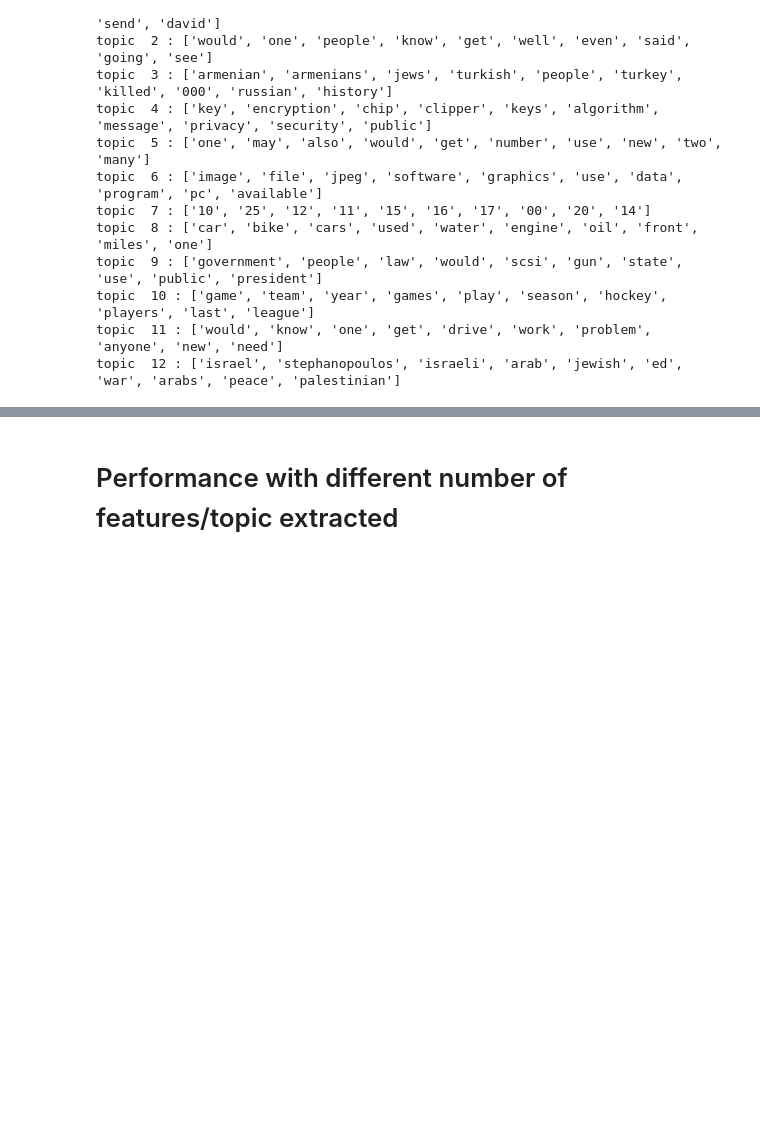
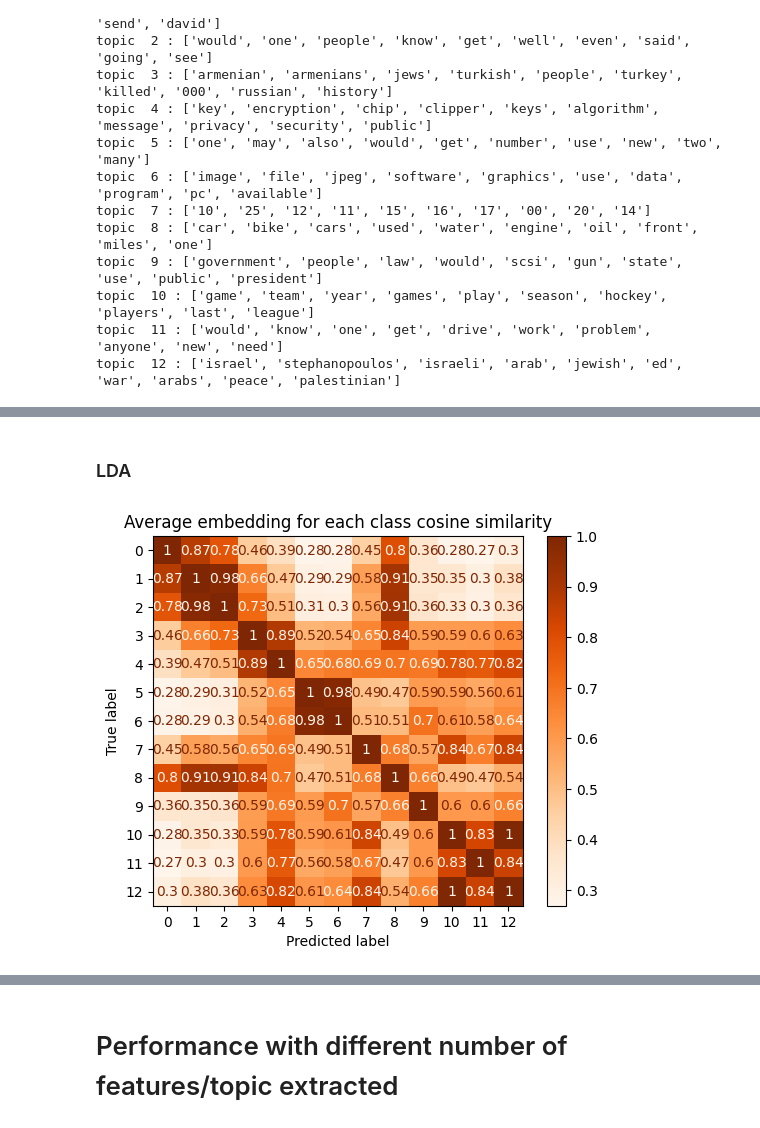
Before and after one commit to DavideBuldrin1/feature-extraction-for-text, a Jupyter notebook: lsa_lda_and_nmf_for_feature_extraction_bert.ipynb, the cells around one changed output, grey strips where cells are left out. Saved outputs shown, nothing was run; the diff lists cells and outputs as text; code cells hidden in the pictures; blank space fills up the shorter version.

```diff
--- a/lsa_lda_and_nmf_for_feature_extraction_bert.ipynb
+++ b/lsa_lda_and_nmf_for_feature_extraction_bert.ipynb
@@ -732,0 +715,30 @@ The same can be done for LSA the also extracting extremely negative values can b
+# %% [markdown]
+### LDA
+# %%
+# compute the average embedding for each class
+centroids = centroids_classes(lda_result, topics, categories = categories)
+top_terms_per_topic = []
+n_top_terms =10
+
+
+#extract most simailar words
+for class_idx in range(0,len(categories)):
+  centroid = np.array(centroids[class_idx])
+  similarity_array = []
+
+  for term in lda.components_.T:
+    similarity_array.append(cosine_similarity(centroid.reshape(1,-1), term.reshape(1,-1))*np.linalg.norm(term.reshape(1,-1), ord=2)**(1/3)) # *np.linalg.norm(term.reshape(1,-1)) **0.5 works
+
+  similarity_array = np.array(similarity_array).reshape([len(similarity_array)])
+  top_term_indices = similarity_array.argsort()[::-1][:n_top_terms] #indices tha would sort the array so you have the word with the max importance
+  top_terms = [my_words[i] for i in top_term_indices]
+  top_terms_per_topic.append(top_terms)
+# %%
+#cosine similarity table for each average embedding
+cs = cosine_similarity(np.array(centroids),np.array(centroids))
+disp = ConfusionMatrixDisplay(confusion_matrix=cs)
+disp.plot( cmap=plt.cm.Oranges)
+plt.title('Average embedding for each class cosine similarity')
+plt.show()
+# %% [output]
+[figure, added]
```
Also changed, not shown: parts of 98 cells of this notebook.
